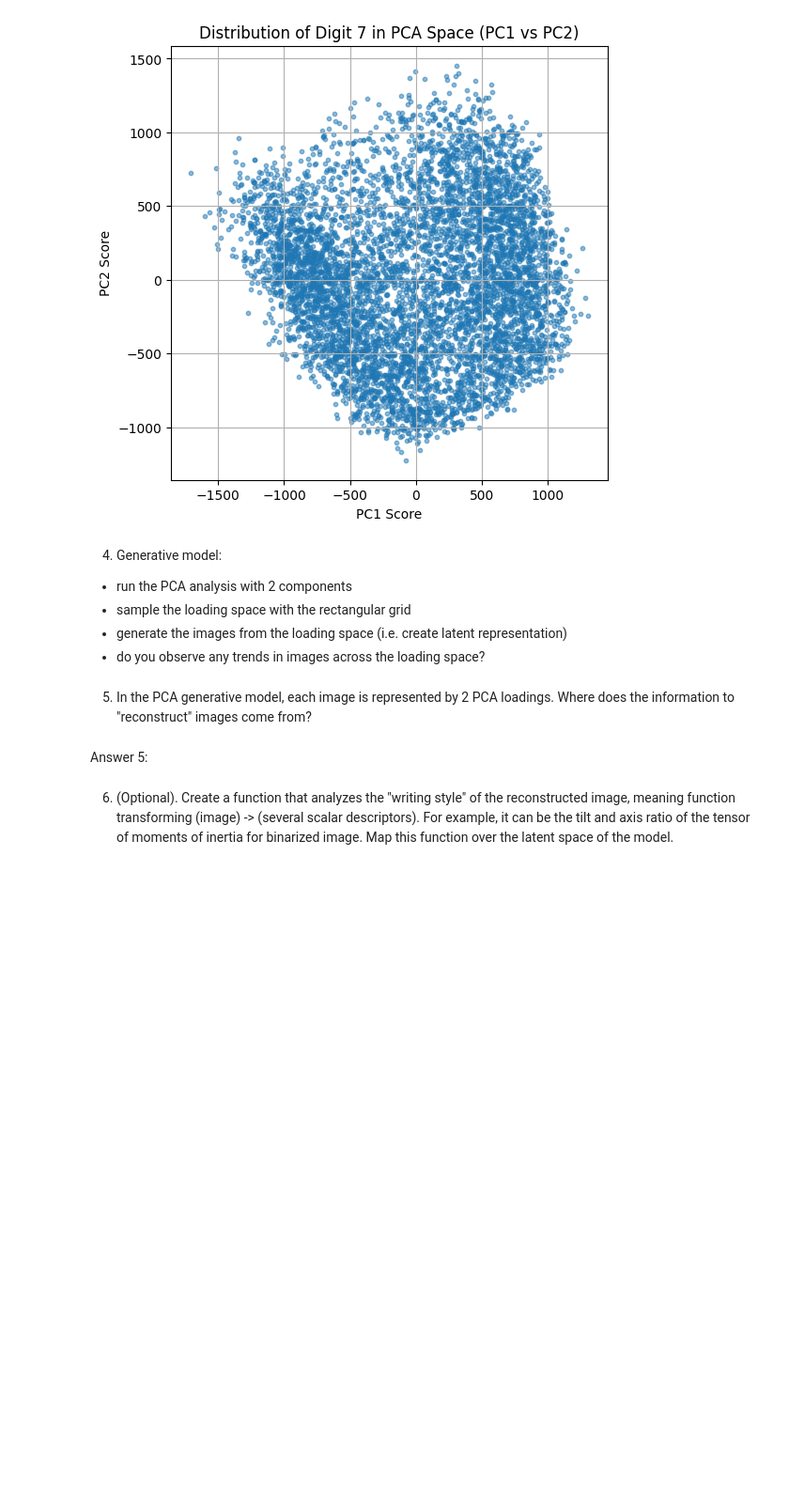
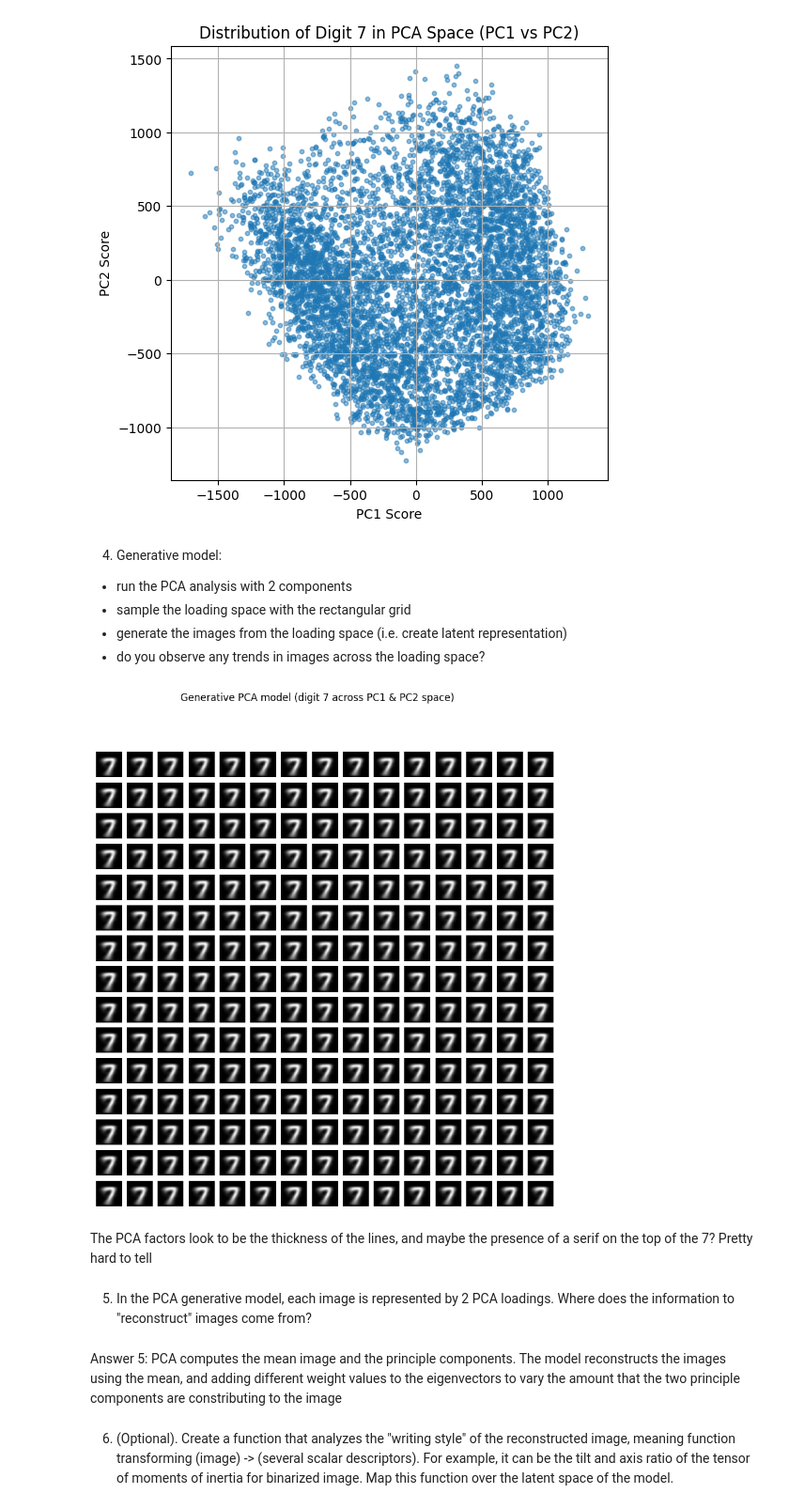
Before and after one commit to smoody-mines/MSE504, a Jupyter notebook: Homework_6.ipynb, the cells around one changed output. Shown at 94% size. Cells and saved outputs as stored; diff of their text form; code cells hidden in the pictures; blank space fills up the shorter version.

```diff
--- a/Homework_6.ipynb
+++ b/Homework_6.ipynb
@@ -105,10 +105,38 @@ plt.show()
 - sample the loading space with the rectangular grid
 - generate the images from the loading space (i.e. create latent representation)
 - do you observe any trends in images across the loading space?
+# %%
+pca_2 = decomposition.PCA(n_components=2)
+X_pca2 = pca_2.fit_transform(X)
+
+grid_x = np.linspace(-10, 10, 15)
+grid_y = np.linspace(-10, 10, 15)
+
+fig, axes = plt.subplots(len(grid_y), len(grid_x), figsize=(10,10))
+
+
+for i, y in enumerate(grid_y):
+    for j, x in enumerate(grid_x):
+        # Latent point = combination of PC1 & PC2
+        z = np.array([x, y])
+
+        # Reconstruct back to image space
+        img = pca_2.inverse_transform(z)
+
+        # Reshape to 28x28
+        axes[i, j].imshow(img.reshape(28,28), cmap="gray")
+        axes[i, j].axis('off')
+
+plt.suptitle("Generative PCA model (digit 7 across PC1 & PC2 space)")
+plt.show()
+# %% [output]
+[figure, added]
+# %% [markdown]
+The PCA factors look to be the thickness of the lines, and maybe the presence of a serif on the top of the 7? Pretty hard to tell
 # %% [markdown]
 5. In the PCA generative model, each image is represented by 2 PCA loadings. Where does the information to "reconstruct" images come from?
-# %% [markdown]
-Answer 5:
+# %% [markdown]
+Answer 5: PCA computes the mean image and the principle components. The model reconstructs the images using the mean, and adding different weight values to the eigenvectors to vary the amount that the two principle components are constributing to the image
 # %% [markdown]
 6. (Optional). Create a function that analyzes the "writing style" of the reconstructed image, meaning function transforming (image) -> (several scalar descriptors). For example, it can be the tilt and axis ratio of the tensor of moments of inertia for binarized image. Map this function over the latent space of the model.
 # %% [markdown]
```
